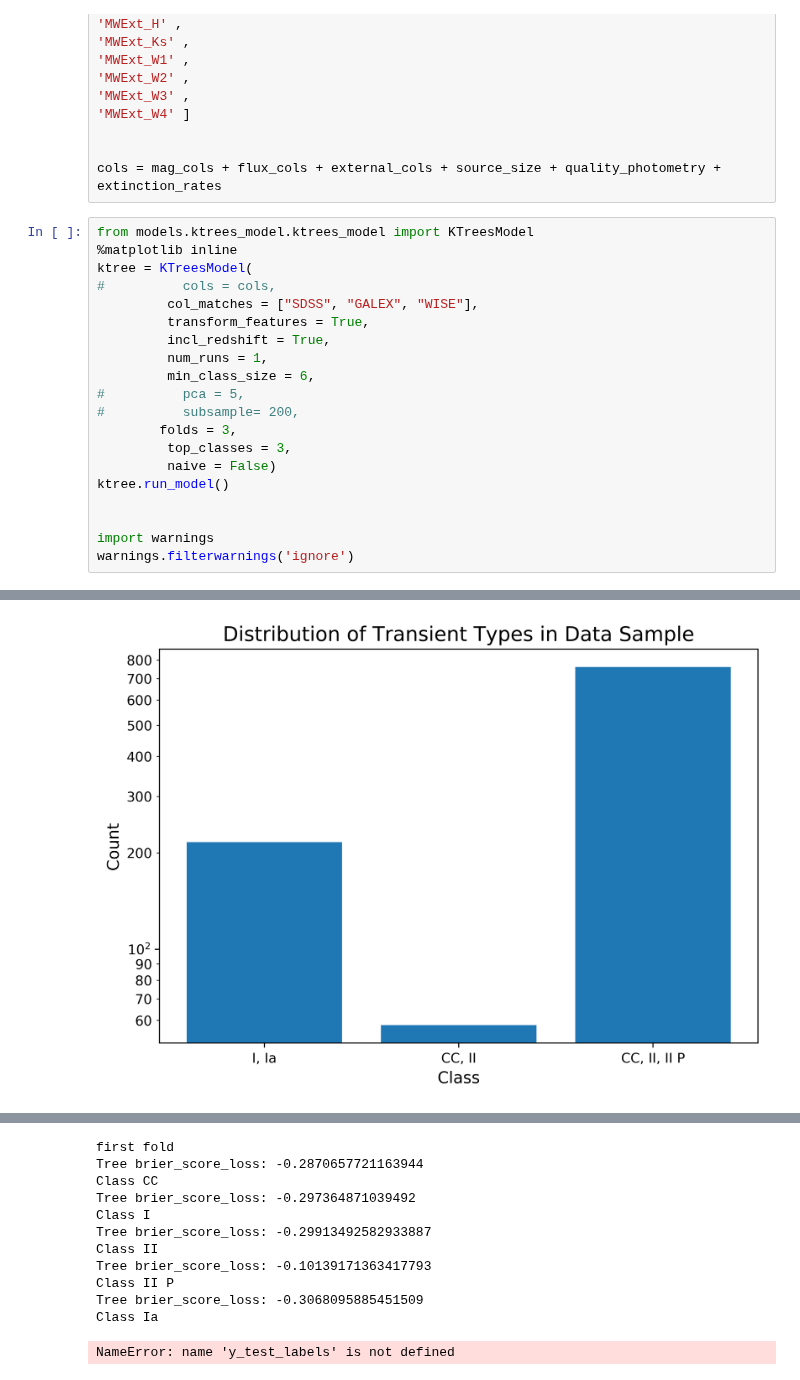
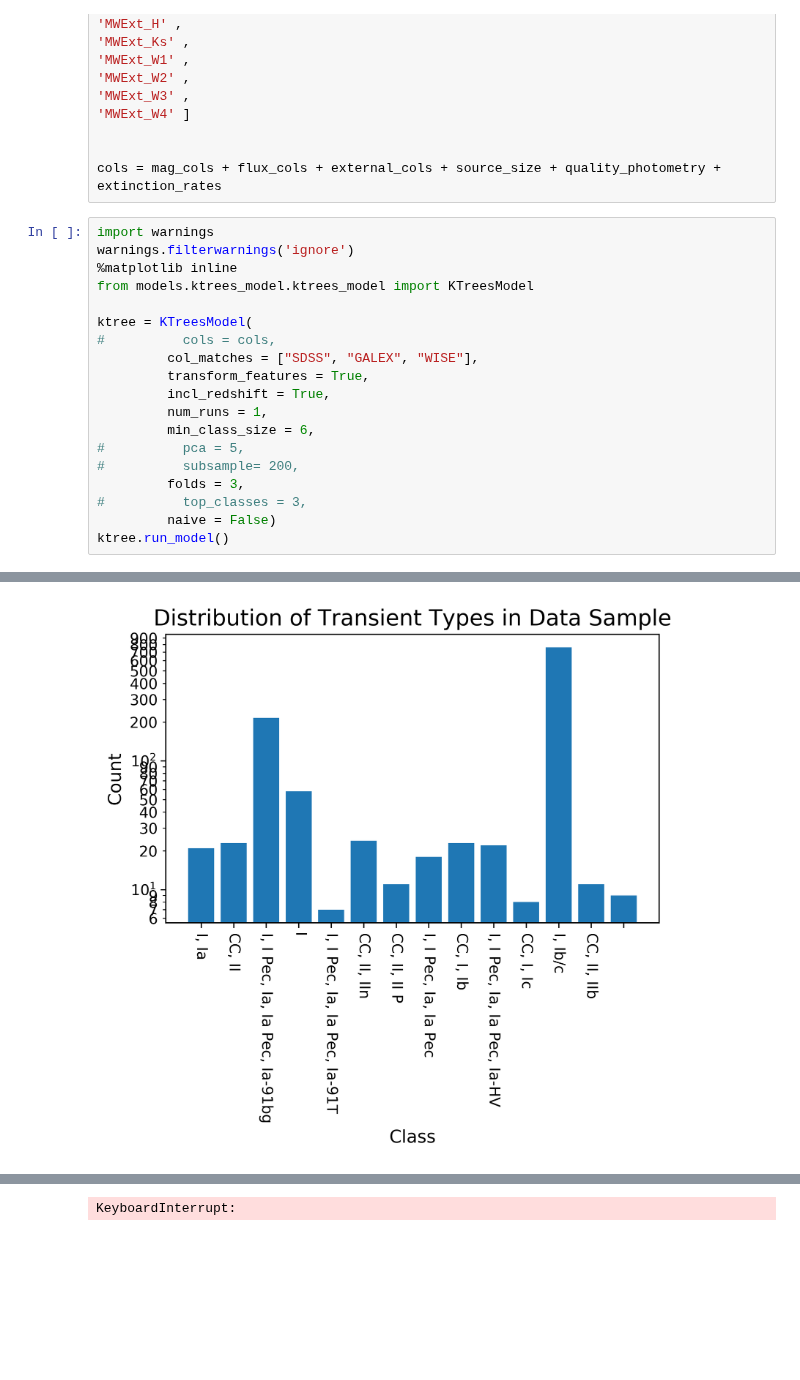
Before and after one commit to marinakiseleva/thex_model, a Jupyter notebook: notebooks/MC K-Tree .ipynb, the cells around one changed output, grey strips where cells are left out. Saved outputs shown, nothing was run; the diff lists cells and outputs as text; blank space fills up the shorter version.

Commit message:
Updated data plots for MC models

```diff
--- a/notebooks/MC K-Tree .ipynb
+++ b/notebooks/MC K-Tree .ipynb
@@ -63,8 +63,11 @@ extinction_rates= ['GALEXAIS_E_B-V_',
 
 cols = mag_cols + flux_cols + external_cols + source_size + quality_photometry + extinction_rates
 # %%
+import warnings
+warnings.filterwarnings('ignore')
+%matplotlib inline
 from models.ktrees_model.ktrees_model import KTreesModel
-%matplotlib inline
+
 ktree = KTreesModel(
 #          cols = cols,
          col_matches = ["SDSS", "GALEX", "WISE"],
@@ -74,14 +77,10 @@ ktree = KTreesModel(
          min_class_size = 6,
 #          pca = 5,
 #          subsample= 200,
-        folds = 3,
-         top_classes = 3,
+         folds = 3,
+#          top_classes = 3,
          naive = False)
 ktree.run_model()
-
-
-import warnings
-warnings.filterwarnings('ignore')
 # %% [output]
 Data Filters
 ------------------
@@ -105 +102 @@ NED_GALEX_FUV, NED_GALEX_NUV, NED_SDSS_u, NED_SDSS_g, NED_SDSS_r, NED_SDSS_i, NE
-[figure, old version]
+[figure, new version]
@@ -106,12 +104 @@ NED_GALEX_FUV, NED_GALEX_NUV, NED_SDSS_u, NED_SDSS_g, NED_SDSS_r, NED_SDSS_i, NE
-first fold
-Tree brier_score_loss: -0.2870657721163944
-Class CC
-Tree brier_score_loss: -0.297364871039492
-Class I
-Tree brier_score_loss: -0.29913492582933887
-Class II
-Tree brier_score_loss: -0.10139171363417793
-Class II P
-Tree brier_score_loss: -0.3068095885451509
-Class Ia
+KeyboardInterrupt:
-NameError: name 'y_test_labels' is not defined
```
Also changed, not shown: parts of 1 cell of this notebook, 11 other files.
